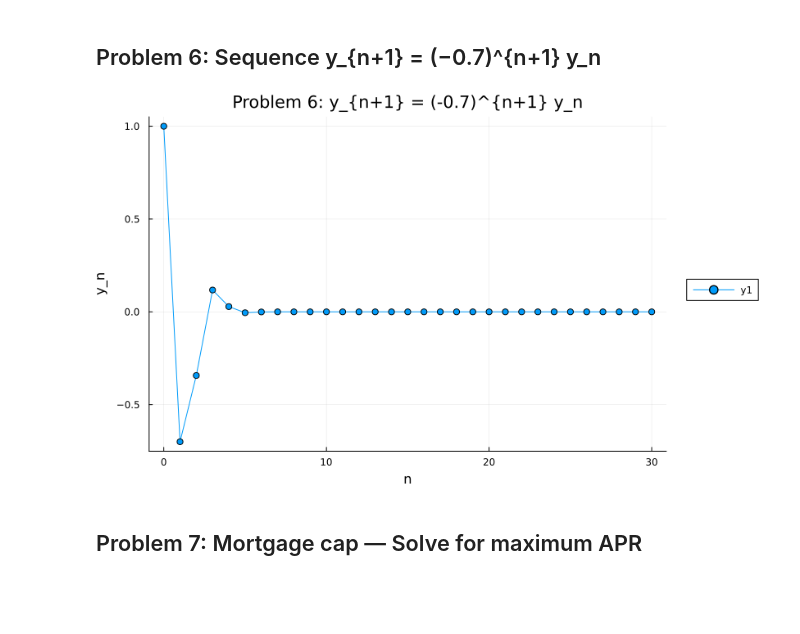
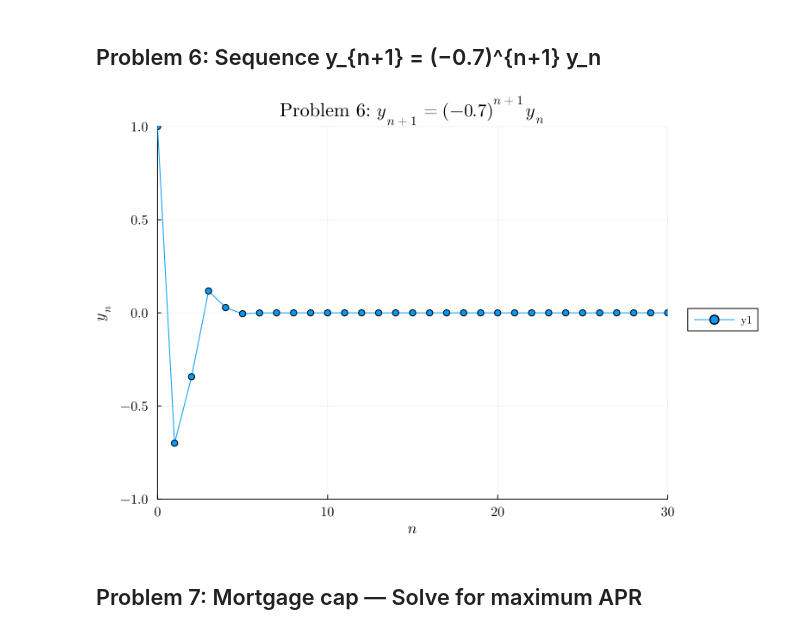
Before and after one commit to rafifsr/gradcourses, a Jupyter notebook: 630_hw7.ipynb, the cells around one changed output. Saved outputs shown, nothing was run; the diff lists cells and outputs as text; code cells hidden in the pictures; blank space fills up the shorter version.

```diff
--- a/630_hw7.ipynb
+++ b/630_hw7.ipynb
@@ -173,19 +173,21 @@ savefig(plt, "figs/p2_pitchfork.png"); plt
 ## Problem 6: Sequence y_{n+1} = (−0.7)^{n+1} y_n
 # %%
 
-using Plots
+using Plots, LaTeXStrings
 y0 = 1.0
 N = 30
 ys = zeros(Float64, N+1); ys[1] = y0
 for n in 0:N-1
     ys[n+2] = (-0.7)^(n+1) * ys[n+1]
 end
 ns = 0:N
-plt = plot(ns, ys, marker=:circle, xlabel="n", ylabel="y_n",
-           title="Problem 6: y_{n+1} = (-0.7)^{n+1} y_n")
+plt = plot(ns, ys, marker=:circle, xlabel=L"n", ylabel=L"y_n",
+           title="Problem 6: "*L"y_{n+1} = (-0.7)^{n+1} y_n",
+           fontfamily="Computer Modern", titlefontsize=14, guidefontsize=12,
+           tickfontsize=10, xlims=(0,N), ylims=(-1,1))
 savefig(plt, "figs/p6_sequence.png"); plt
 # %% [output]
-[figure, old version]
+[figure, new version]
 # %% [markdown]
 ## Problem 7: Mortgage cap — Solve for maximum APR
 # %%
```
Also changed, not shown: parts of 2 cells of this notebook, 1 other file.
